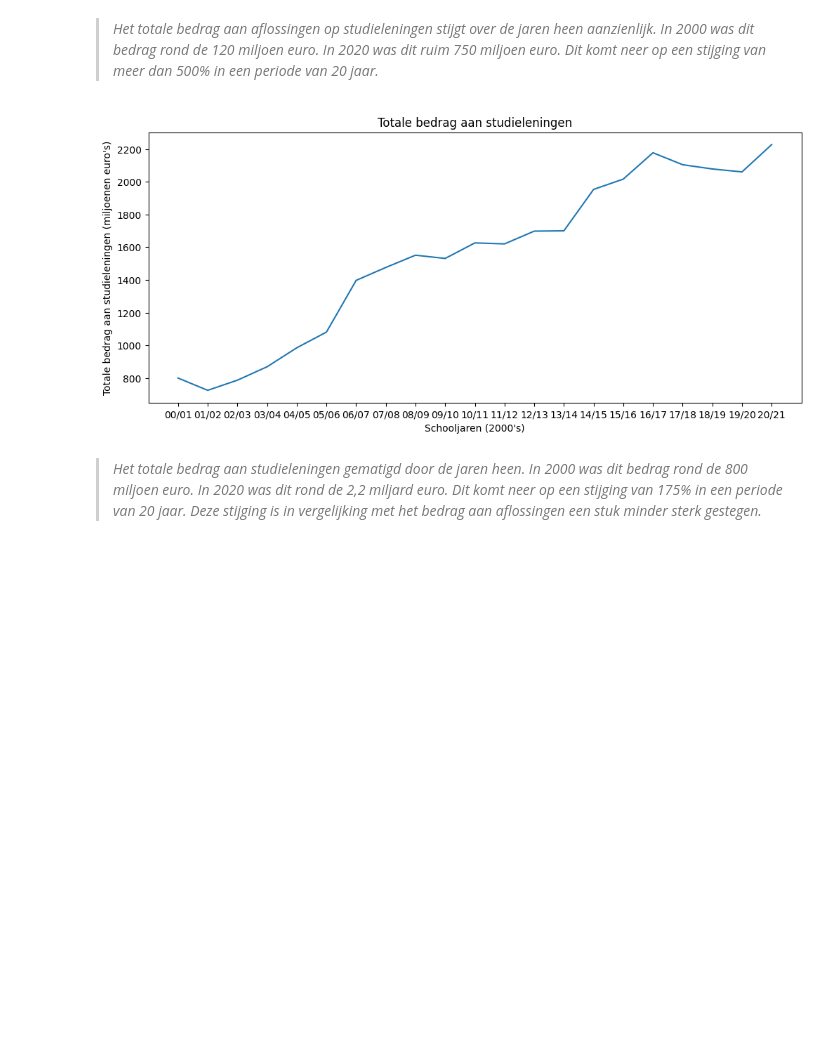
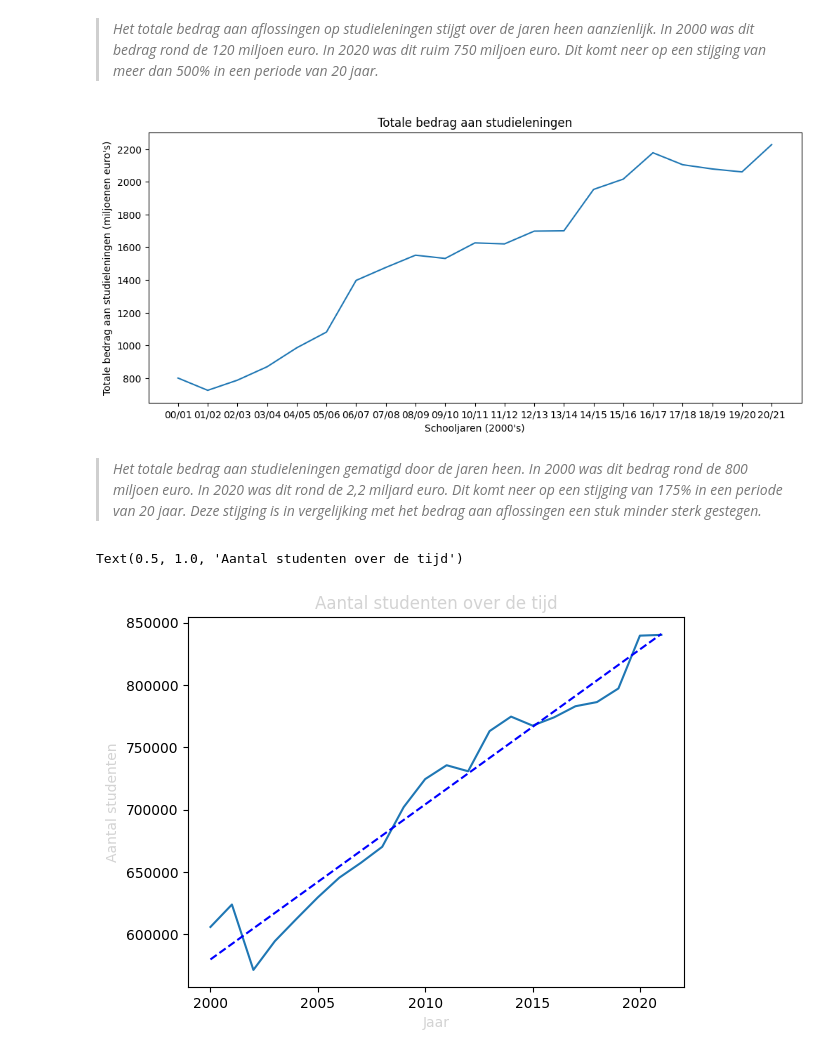
Before and after one commit to AbeDijkstra03/DataStory, a Jupyter notebook: _sources/docs/Niet-gebruikte Grafieken.ipynb, the cells around one changed output. Drawn from its saved outputs; the diff is of its cells as text; code cells hidden in the pictures; blank space fills up the shorter version.

```diff
--- a/_sources/docs/Niet-gebruikte Grafieken.ipynb
+++ b/_sources/docs/Niet-gebruikte Grafieken.ipynb
@@ -149,3 +149,61 @@ plt.show()
 [figure]
 # %% [markdown]
 > _Het totale bedrag aan studieleningen gematigd door de jaren heen. In 2000 was dit bedrag rond de 800 miljoen euro. In 2020 was dit rond de 2,2 miljard euro. Dit komt neer op een stijging van 175% in een periode van 20 jaar. Deze stijging is in vergelijking met het bedrag aan aflossingen een stuk minder sterk gestegen._
+# %%
+import pandas as pd
+import matplotlib.pyplot as plt
+import plotly.express as px
+
+# https://opendata.cbs.nl/statline/portal.html?_la=nl&_catalog=CBS&tableId=71450ned&_theme=344
+# Dataset voor grafische weergave:
+# Geslacht = Totaal mannen en vrouwen
+# Leeftijd = Totaal
+# Onderwijssoort = Hoger beroepsonderwijs & Wetenschappelijk onderwijs
+# Regio's = Nederland
+students = pd.read_csv('students.csv', delimiter=';', quotechar='"')
+
+# https://opendata.cbs.nl/statline/portal.html?_la=nl&_catalog=CBS&tableId=80393ned&_theme=361
+# Dataset voor grafische weergave:
+# Onderwijssectoren = Hoger beroepsonderwijs & Wetenschappelijk onderwijs
+spendings = pd.read_csv('spendings.csv', delimiter=';', quotechar='"')
+
+# Jaren in het goede formaat krijgen
+spendings = spendings.assign(Perioden=spendings['Perioden'].str.removesuffix('JJ00'))
+students = students.assign(Perioden=students['Perioden'].str.removesuffix('SJ00'))
+
+# Schooljaren in plaats van hele jaren
+#students = students.assign(Perioden=students['Perioden'].apply(lambda periode: f'{periode[-2:]}/{str(int(periode) + 1)[-2:]}'))
+
+# Uitgaven in miljoenen
+spendings = spendings.assign(TotaalUitgavenAanOnderwijs_1=spendings['TotaalUitgavenAanOnderwijs_1'] * (10**6))
+spendings = spendings.assign(TotaalOverheid_2=spendings['TotaalOverheid_2'] * (10**6))
+
+
+#aantal studenten per jaar weergeven
+studenten_per_jaar = students.iloc[:46, :]
+studenten_per_jaar = studenten_per_jaar.groupby('Perioden')['LeerlingenStudenten_1'].sum().reset_index()
+
+import numpy as np
+#het aantal studenten is blijven toenemen (waarom zouden we ze meer geld geven als de aantallen niet veranderen)
+
+#Figuur 4: lijngrafiek aantal studenten over de tijd (trendlijn maken?)
+
+# kolommen omzetten naar numeric arrays
+jaar = studenten_per_jaar['Perioden'].values.astype(float)
+aantal_studenten = studenten_per_jaar['LeerlingenStudenten_1'].values.astype(float)
+
+# lijngrafiek maken
+plt.plot(jaar, aantal_studenten)
+
+# trendlijn toevoegen
+trend = np.polyfit(jaar, aantal_studenten, 1)
+trendline = np.poly1d(trend)
+plt.plot(jaar, trendline(jaar), '--', color='blue')
+
+# assen en titel toevoegen
+plt.xlabel('Jaar', color='lightgray')
+plt.ylabel('Aantal studenten', color='lightgray')
+plt.title('Aantal studenten over de tijd', color='lightgray')
+# %% [output]
+Text(0.5, 1.0, 'Aantal studenten over de tijd')
+[figure, added]
```
Also changed, not shown: parts of 2 cells of this notebook, 7 other files.
